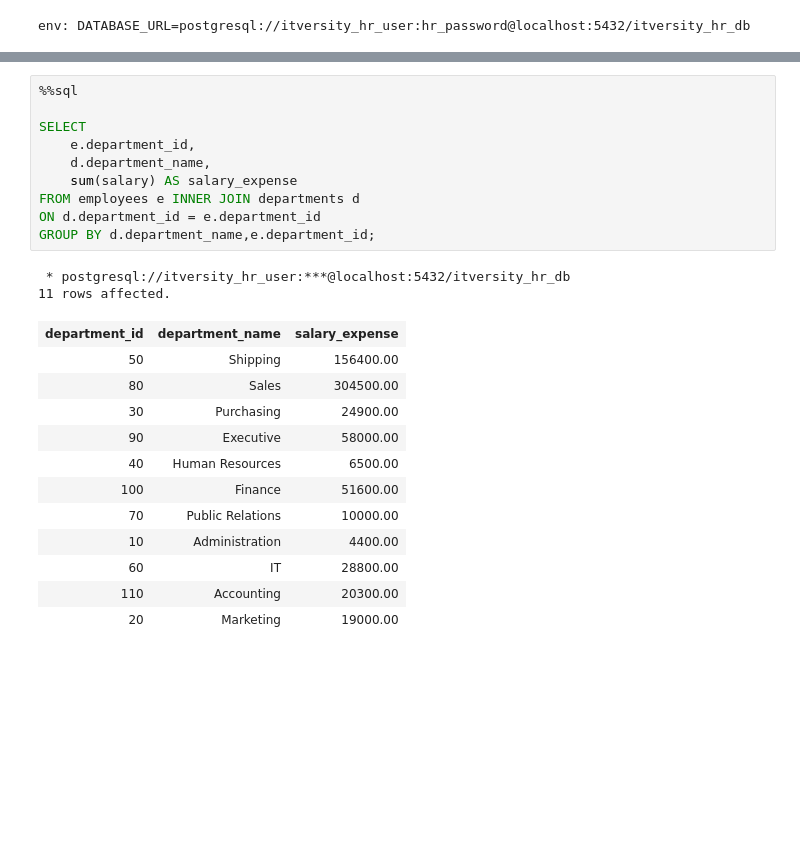
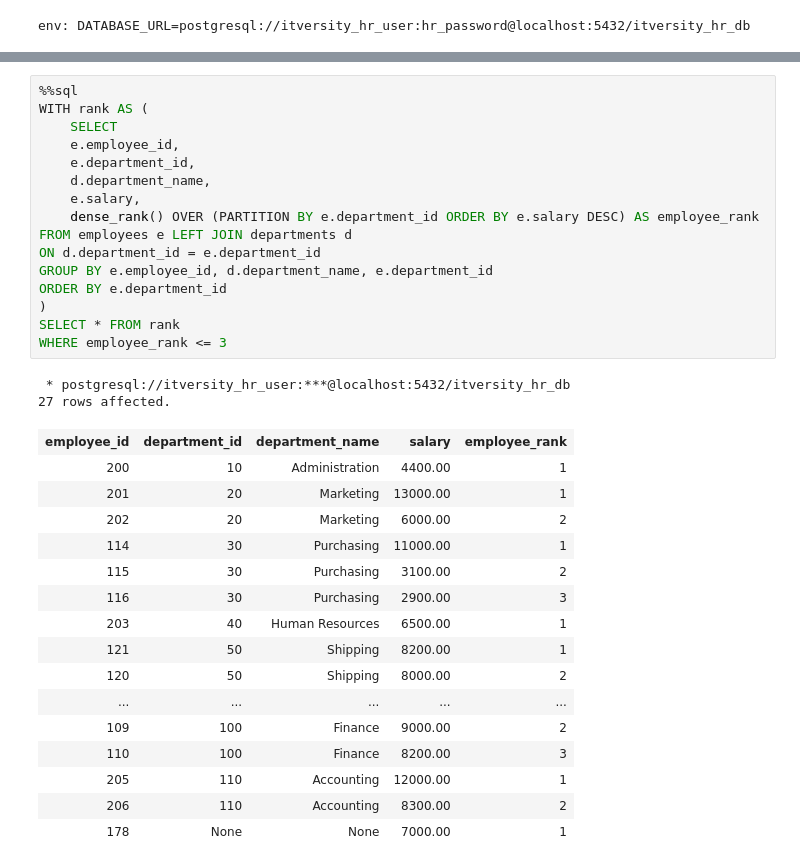
Before and after one commit to EduardoZimelewicz/data-engineering-spark, a Jupyter notebook: itversity-material/01-python-and-sql/05.5_advanced_queries/exercises.ipynb, the cells around one changed output, grey strips where cells are left out. Drawn from its saved outputs; the diff is of its cells as text; blank space fills up the shorter version.

```diff
--- a/itversity-material/01-python-and-sql/05.5_advanced_queries/exercises.ipynb
+++ b/itversity-material/01-python-and-sql/05.5_advanced_queries/exercises.ipynb
@@ -159,25 +248,35 @@ Get all the employees who is making more than average salary with in each depart
 # %%
 %%sql
-
-SELECT
+WITH rank AS (
+    SELECT
+    e.employee_id,
     e.department_id,
     d.department_name,
-    sum(salary) AS salary_expense
-FROM employees e INNER JOIN departments d
+    e.salary,
+    dense_rank() OVER (PARTITION BY e.department_id ORDER BY e.salary DESC) AS employee_rank
+FROM employees e LEFT JOIN departments d
 ON d.department_id = e.department_id
-GROUP BY d.department_name,e.department_id;
+GROUP BY e.employee_id, d.department_name, e.department_id
+ORDER BY e.department_id
+)
+SELECT * FROM rank
+WHERE employee_rank <= 3
 # %% [output]
  * postgresql://itversity_hr_user:***@localhost:5432/itversity_hr_db
-11 rows affected.
+27 rows affected.
-| department_id | department_name | salary_expense |
-| 50 | Shipping | 156400.00 |
-| 80 | Sales | 304500.00 |
-| 30 | Purchasing | 24900.00 |
-| 90 | Executive | 58000.00 |
-| 40 | Human Resources | 6500.00 |
-| 100 | Finance | 51600.00 |
-| 70 | Public Relations | 10000.00 |
-| 10 | Administration | 4400.00 |
-| 60 | IT | 28800.00 |
-| 110 | Accounting | 20300.00 |
-| 20 | Marketing | 19000.00 |
+| employee_id | department_id | department_name | salary | employee_rank |
+| 200 | 10 | Administration | 4400.00 | 1 |
+| 201 | 20 | Marketing | 13000.00 | 1 |
+| 202 | 20 | Marketing | 6000.00 | 2 |
+| 114 | 30 | Purchasing | 11000.00 | 1 |
+| 115 | 30 | Purchasing | 3100.00 | 2 |
+| 116 | 30 | Purchasing | 2900.00 | 3 |
+| 203 | 40 | Human Resources | 6500.00 | 1 |
+| 121 | 50 | Shipping | 8200.00 | 1 |
+| 120 | 50 | Shipping | 8000.00 | 2 |
+| ... | ... | ... | ... | ... |
+| 109 | 100 | Finance | 9000.00 | 2 |
+| 110 | 100 | Finance | 8200.00 | 3 |
+| 205 | 110 | Accounting | 12000.00 | 1 |
+| 206 | 110 | Accounting | 8300.00 | 2 |
+| 178 | None | None | 7000.00 | 1 |
```
Also changed, not shown: parts of 12 cells of this notebook, 1 other file.
